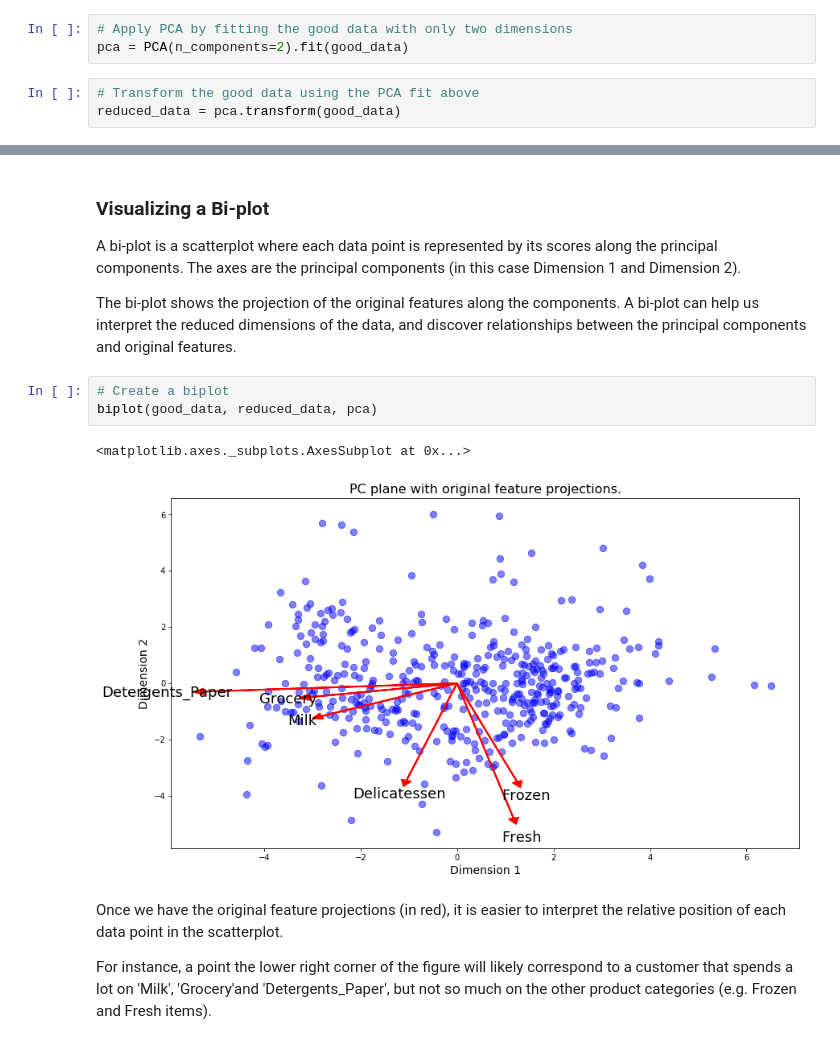
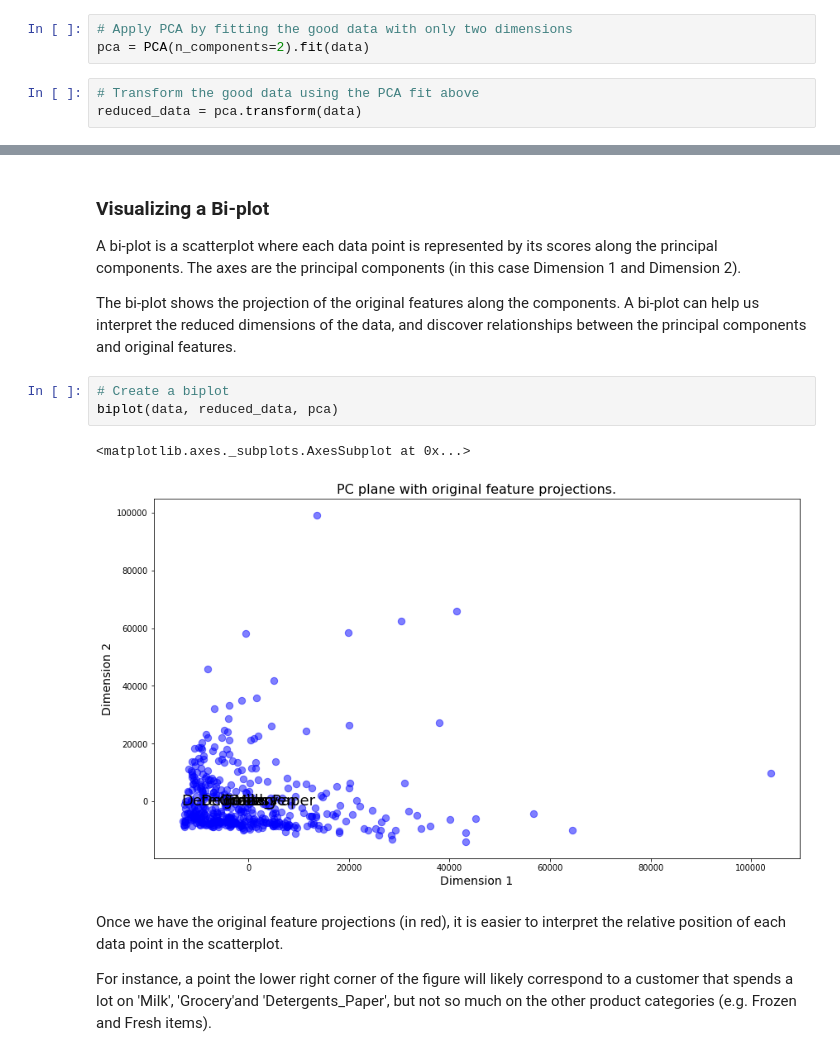
Before and after one commit to chrisjcc/DataInsight, a Jupyter notebook: Unsupervised_Learning/create_customer_segments.ipynb, the cells around one changed output, grey strips where cells are left out. Saved outputs shown, nothing was run; the diff lists cells and outputs as text.

```diff
--- a/Unsupervised_Learning/create_customer_segments.ipynb
+++ b/Unsupervised_Learning/create_customer_segments.ipynb
@@ -536,10 +538,10 @@ When using principal component analysis, one of the main aims is to reduce the d
 Dimensionality reduction comes at a cost: Fewer dimensions used implies less of the total variance in the data is being explained. Because of this, the cumulative explained variance ratio is extremely important for knowing how many dimensions are necessary for the problem. Additionally, if a signifiant amount of variance is explained by only two or three dimensions, the reduced data can be visualized afterwards.
 # %%
 # Apply PCA by fitting the good data with only two dimensions
-pca = PCA(n_components=2).fit(good_data)
+pca = PCA(n_components=2).fit(data)
 # %%
 # Transform the good data using the PCA fit above
-reduced_data = pca.transform(good_data)
+reduced_data = pca.transform(data)
 # %%
 # Transform log_samples using the PCA fit above
 pca_samples = pca.transform(log_samples)
@@ -566,10 +568,10 @@ A bi-plot is a scatterplot where each data point is represented by its scores al
 The bi-plot shows the projection of the original features along the components. A bi-plot can help us interpret the reduced dimensions of the data, and discover relationships between the principal components and original features.
 # %%
 # Create a biplot
-biplot(good_data, reduced_data, pca)
+biplot(data, reduced_data, pca)
 # %% [output]
 <matplotlib.axes._subplots.AxesSubplot at 0x...>
-[figure, old version]
+[figure, new version]
 # %% [markdown]
 Once we have the original feature projections (in red), it is easier to interpret the relative position of each data point in the scatterplot.
 
```
Also changed, not shown: parts of 18 cells of this notebook.
